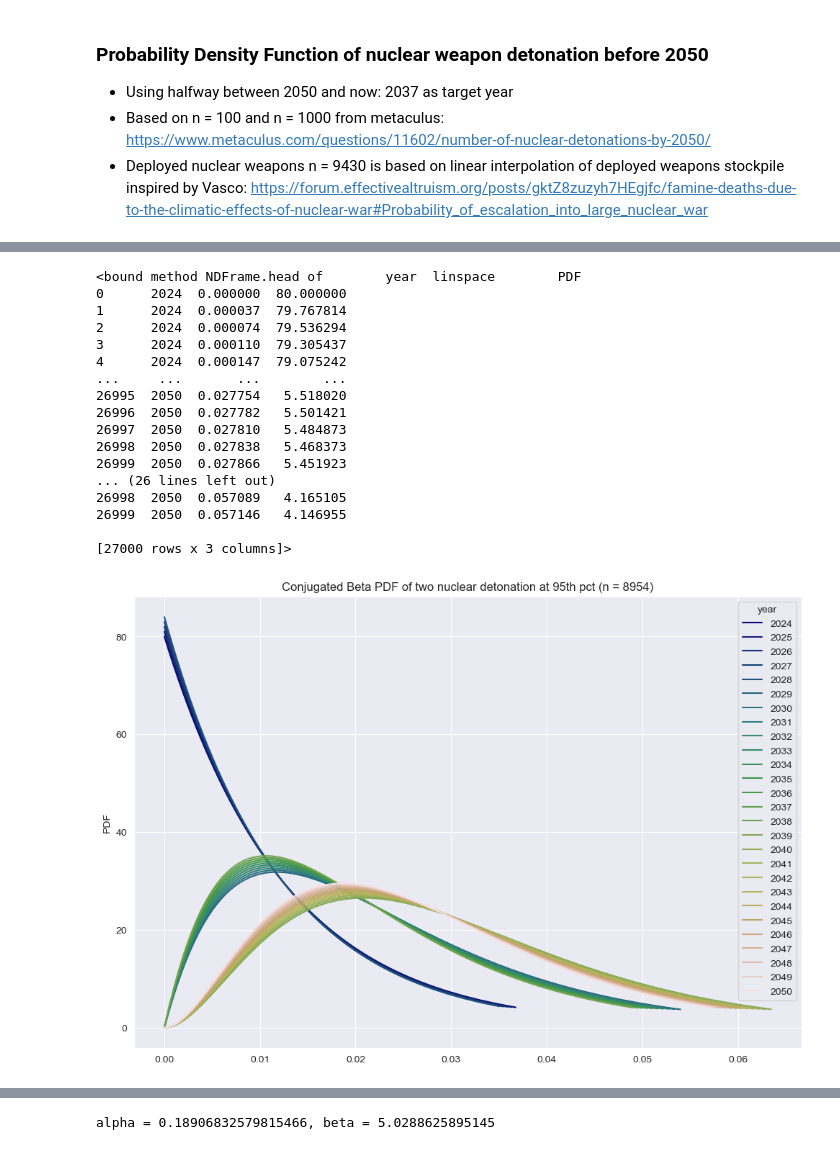
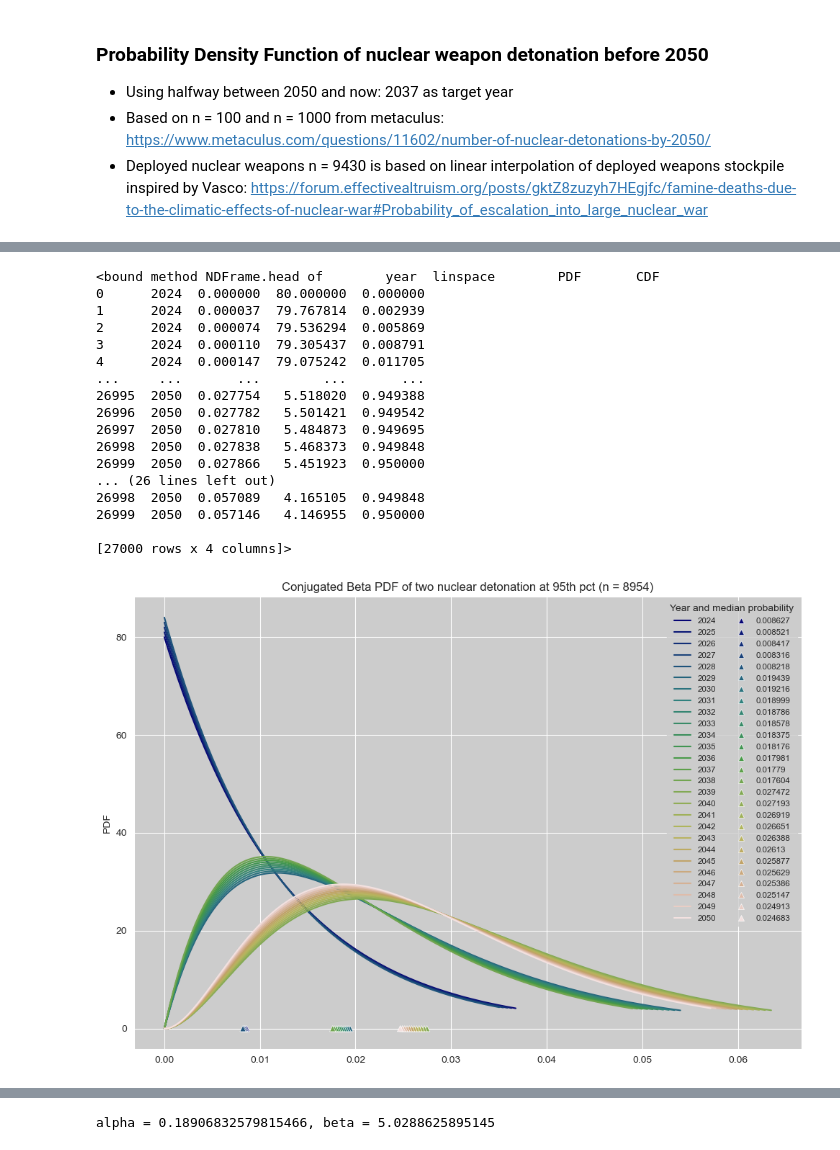
Before and after one commit to chrischank/asrs-trade, a Jupyter notebook: notebooks/P_LargeNuclearWar.ipynb, the cells around one changed output, grey strips where cells are left out. Saved outputs shown, nothing was run; the diff lists cells and outputs as text; code cells hidden in the pictures.

```diff
--- a/notebooks/P_LargeNuclearWar.ipynb
+++ b/notebooks/P_LargeNuclearWar.ipynb
@@ -119,14 +125,15 @@ Cumulative Probability of 2-detonations beta distribution by 2037 is 0.627267251
 # %%
-def detonation_table(PDF, PDFlinspace):
-  beta_df = pd.DataFrame(columns=["year", "linspace", "PDF"])
+def detonation_table(PDF, PDFlinspace, CDF):
+  beta_df = pd.DataFrame(columns=["year", "linspace", "PDF", "CDF"])
 
   # Populate the DataFrame with the data for each year
-  for year, linspace, pdf in zip(np.arange(datetime.now().year+1, datetime.now().year+len(PDFlinspace)+1, 1),
-                                 PDFlinspace, PDF):
+  for year, linspace, pdf, cdf in zip(np.arange(datetime.now().year+1, datetime.now().year+len(PDFlinspace)+1, 1),
+                                 PDFlinspace, PDF, CDF):
       temp_df = pd.DataFrame({
           "year": year,
           "linspace": linspace,
-          "PDF": pdf
+          "PDF": pdf,
+          "CDF": cdf
       })
       beta_df = pd.concat([beta_df, temp_df], ignore_index=True)
 
@@ -136,39 +143,47 @@ def detonation_table(PDF, PDFlinspace):
 
   return beta_df
 
-peace_df = detonation_table(peace_betaPDF, peace_PDFlinspace)
-one_df = detonation_table(one_betaPDF, one_PDFlinspace)
-two_df = detonation_table(two_betaPDF, two_PDFlinspace)
+peace_df = detonation_table(peace_betaPDF, peace_PDFlinspace, peace_betaCDF)
+one_df = detonation_table(one_betaPDF, one_PDFlinspace, peace_betaCDF)
+two_df = detonation_table(two_betaPDF, two_PDFlinspace, peace_betaCDF)
 # %% [output]
-<bound method NDFrame.head of        year  linspace        PDF
-0      2024  0.000000  80.000000
-1      2024  0.000037  79.767814
-2      2024  0.000074  79.536294
-3      2024  0.000110  79.305437
-4      2024  0.000147  79.075242
-...     ...       ...        ...
-26995  2050  0.027754   5.518020
-26996  2050  0.027782   5.501421
-26997  2050  0.027810   5.484873
-26998  2050  0.027838   5.468373
-26999  2050  0.027866   5.451923
+<bound method NDFrame.head of        year  linspace        PDF       CDF
+0      2024  0.000000  80.000000  0.000000
+1      2024  0.000037  79.767814  0.002939
+2      2024  0.000074  79.536294  0.005869
+3      2024  0.000110  79.305437  0.008791
+4      2024  0.000147  79.075242  0.011705
+...     ...       ...        ...       ...
+26995  2050  0.027754   5.518020  0.949388
+26996  2050  0.027782   5.501421  0.949542
+26997  2050  0.027810   5.484873  0.949695
+26998  2050  0.027838   5.468373  0.949848
+26999  2050  0.027866   5.451923  0.950000
 ... (26 lines left out)
-26998  2050  0.057089   4.165105
-26999  2050  0.057146   4.146955
+26998  2050  0.057089   4.165105  0.949848
+26999  2050  0.057146   4.146955  0.950000
 
-[27000 rows x 3 columns]>
+[27000 rows x 4 columns]>
 # %%
-sns.set_style("darkgrid")
+sns.set_style("darkgrid", {"axes.facecolor": ".8"})
 
 fig, ax = plt.subplots(figsize = (10, 7))
 sns.lineplot(data=two_df, x="linspace", y="PDF", hue="year", palette="gist_earth").set(
     title="Conjugated Beta PDF of two nuclear detonation at 95th pct (n = 8954)", xlabel = None)
 
+two_betaRound = [np.round(num, 6) for num in two_beta]
+order = pd.Series(two_betaRound).astype("str")
+
+sns.scatterplot(x=two_beta, y=0, hue=order, palette="gist_earth",
+                legend="full", marker="^")
+
+ax.legend(title = "Year and median probability", ncol = 2, fontsize = "small")
+
 fig.tight_layout()
 plt.savefig("../docs/Conj_Beta2D.png")
 plt.show()
 # %% [output]
-[figure, old version]
+[figure, new version]
 # %%
 fig, ax = plt.subplots(3,1, figsize = (10, 25), sharey = True, sharex = True)
 sns.lineplot(data=peace_df, x="linspace", y="PDF", hue="year", palette="gist_earth", ax=ax[0]).set(
```
Also changed, not shown: parts of 5 cells of this notebook, 5 other files.
